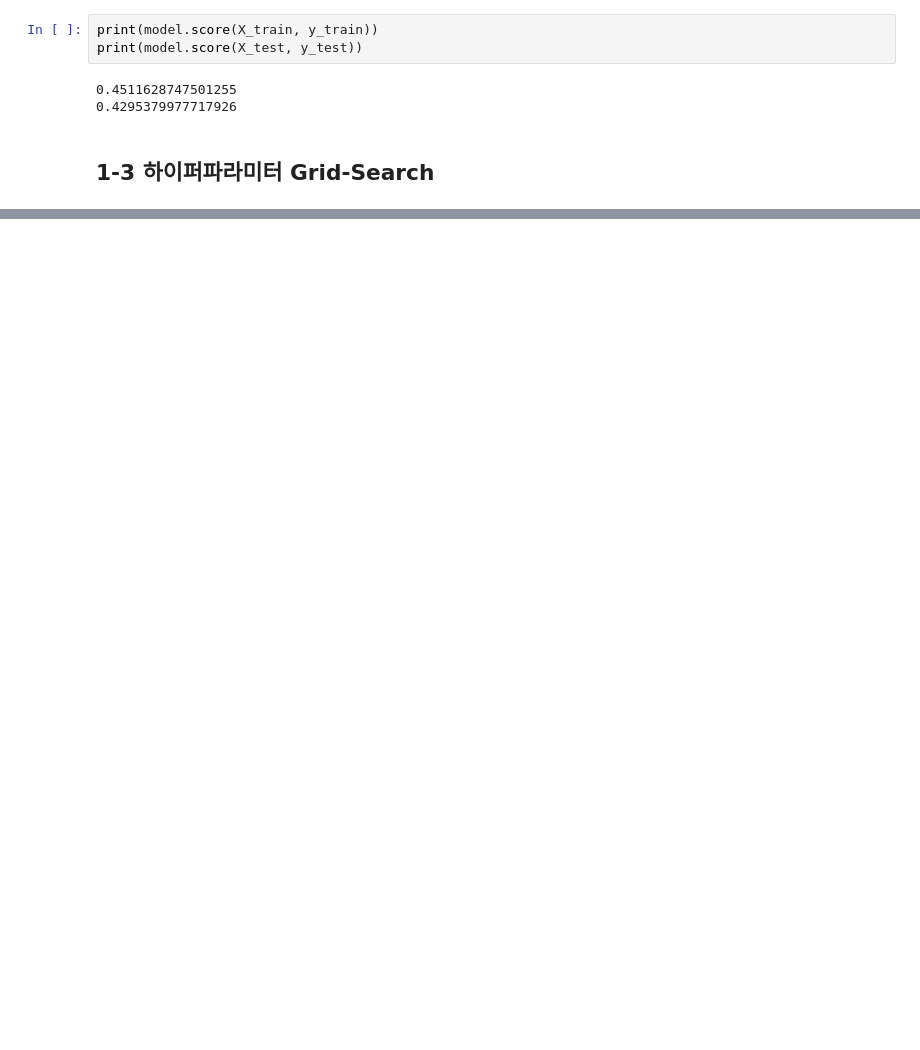
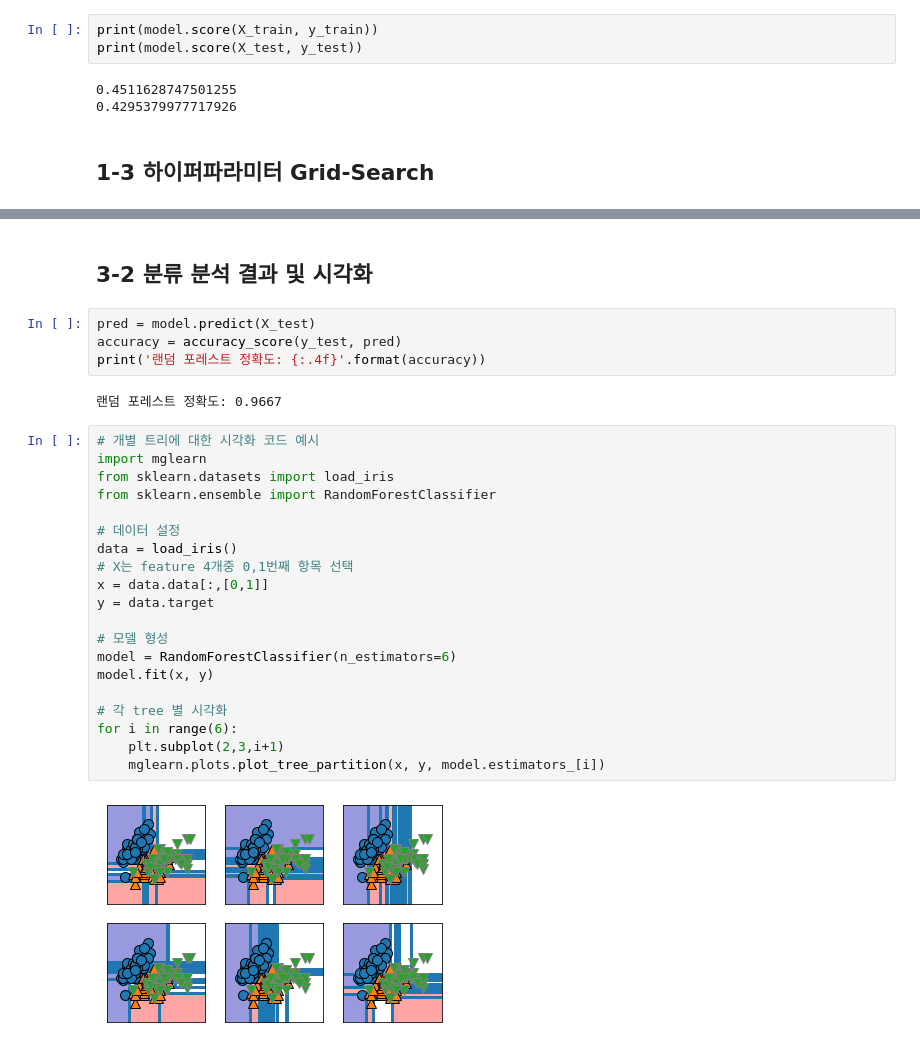
Before and after one commit to freejyb/fin_stats, a Jupyter notebook: decision_tree.ipynb, the cells around one changed output, grey strips where cells are left out. Cells and saved outputs as stored; diff of their text form; blank space fills up the shorter version.

Commit message:
랜덤포레스트 추가 + mglearn 시각화

```diff
--- a/decision_tree.ipynb
+++ b/decision_tree.ipynb
@@ -229,0 +239,30 @@ pd.DataFrame(grid_clf.cv_results_)
+# %% [markdown]
+## 3-2 분류 분석 결과 및 시각화
+# %%
+pred = model.predict(X_test)
+accuracy = accuracy_score(y_test, pred)
+print('랜덤 포레스트 정확도: {:.4f}'.format(accuracy))
+# %% [output]
+랜덤 포레스트 정확도: 0.9667
+# %%
+# 개별 트리에 대한 시각화 코드 예시
+import mglearn
+from sklearn.datasets import load_iris
+from sklearn.ensemble import RandomForestClassifier
+
+# 데이터 설정
+data = load_iris()
+# X는 feature 4개중 0,1번째 항목 선택
+x = data.data[:,[0,1]]
+y = data.target
+
+# 모델 형성
+model = RandomForestClassifier(n_estimators=6)
+model.fit(x, y)
+
+# 각 tree 별 시각화
+for i in range(6):
+    plt.subplot(2,3,i+1)
+    mglearn.plots.plot_tree_partition(x, y, model.estimators_[i])
+# %% [output]
+[figure, added]
```
Also changed, not shown: parts of 11 cells of this notebook.
